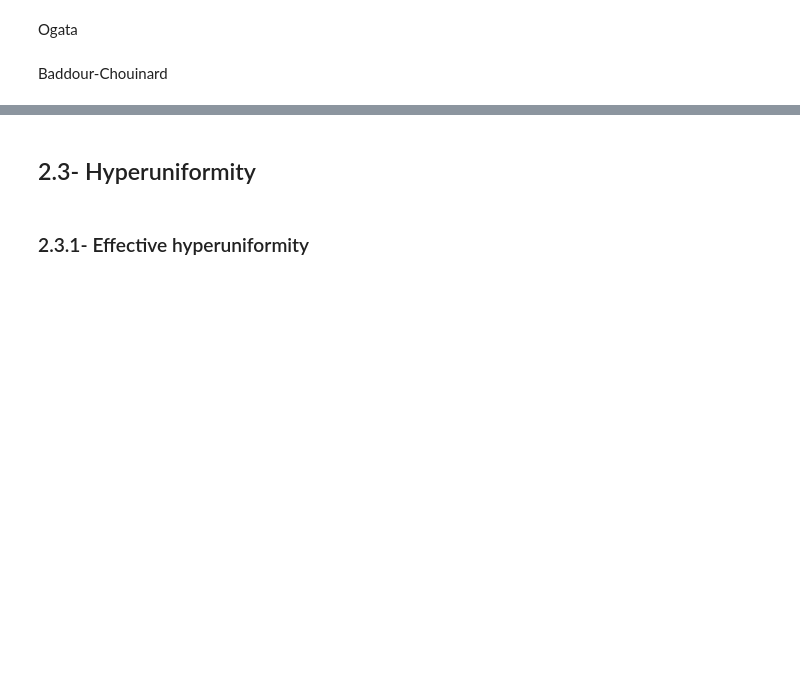
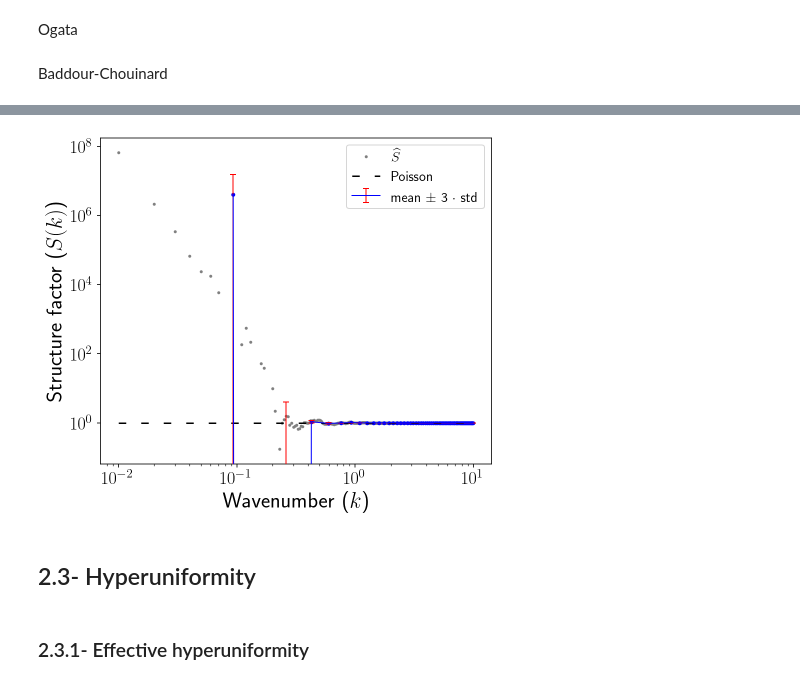
Before and after one commit to For-a-few-DPPs-more/structure-factor, a Jupyter notebook: notebooks/paper_notebook/new_paper_notebook.ipynb, the cells around one changed output, grey strips where cells are left out. Saved outputs shown, nothing was run; the diff lists cells and outputs as text; code cells hidden in the pictures; blank space fills up the shorter version.

```diff
--- a/notebooks/paper_notebook/new_paper_notebook.ipynb
+++ b/notebooks/paper_notebook/new_paper_notebook.ipynb
@@ -650,3 +742,16 @@ sf_poisson_ball.plot_isotropic_estimator(k_norm, s_hbc, error_bar=True, bins=20,
+# %%
+
+k_norm = np.linspace(0.01,10, 1000) # vector of wave length
+k_norm, sf_Ogata = sf_poisson_big.hankel_quadrature(poisson_pcf_fct, method="Ogata", k_norm=k_norm, step_size=0.1,
+                                                    nb_points=1000)
+
+fig, axis = plt.subplots(figsize=(7,6))
+fig = sf_poisson_big.plot_isotropic_estimator(k_norm, sf_Ogata, axis=axis,
+                                               error_bar=True, bins=60,
+                                                file_name="poisson_s_ho.png"
+                                               )
+# %% [output]
+[figure, added]
 # %% [markdown]
 ## 2.3- Hyperuniformity
 # %%
```
Also changed, not shown: parts of 20 cells of this notebook.
